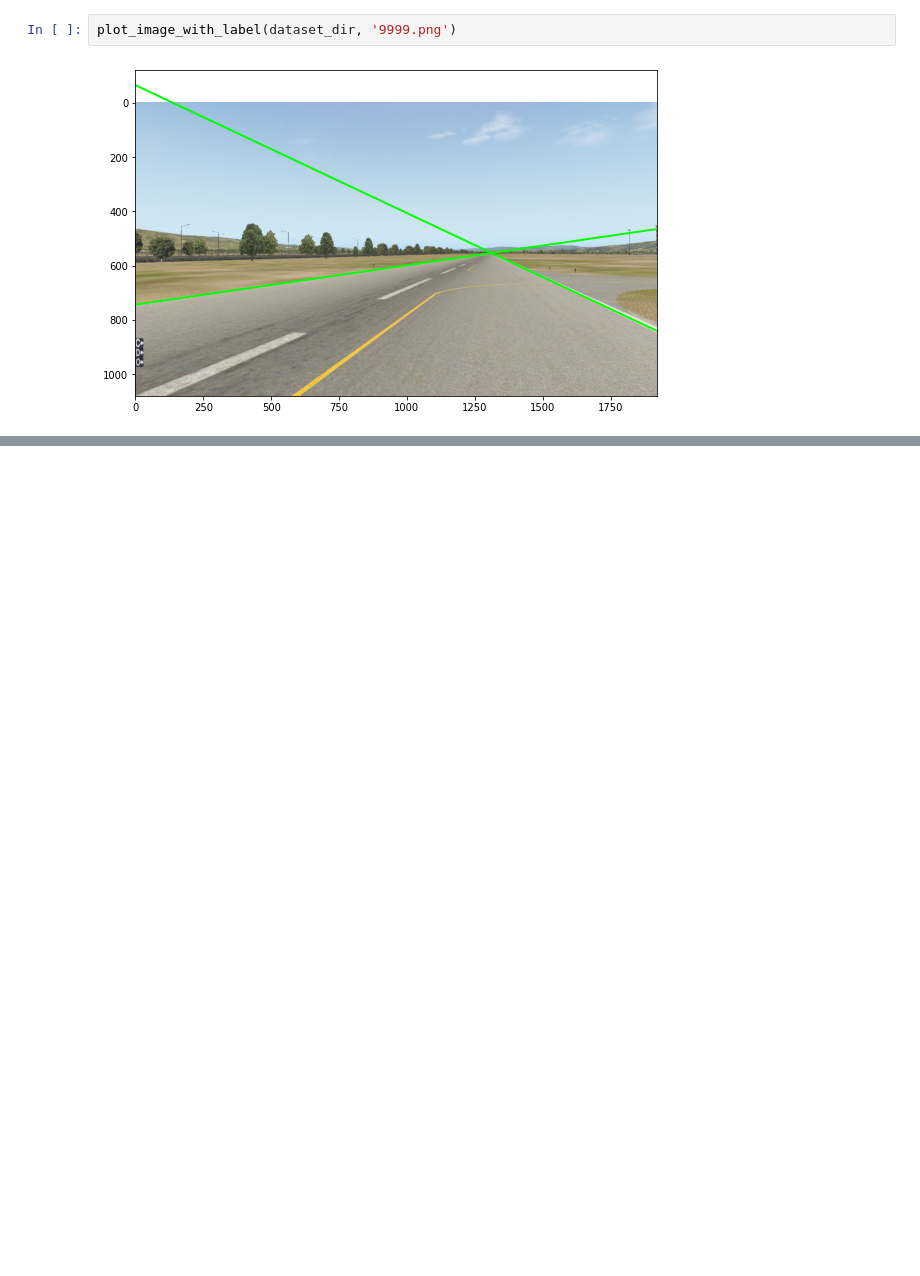
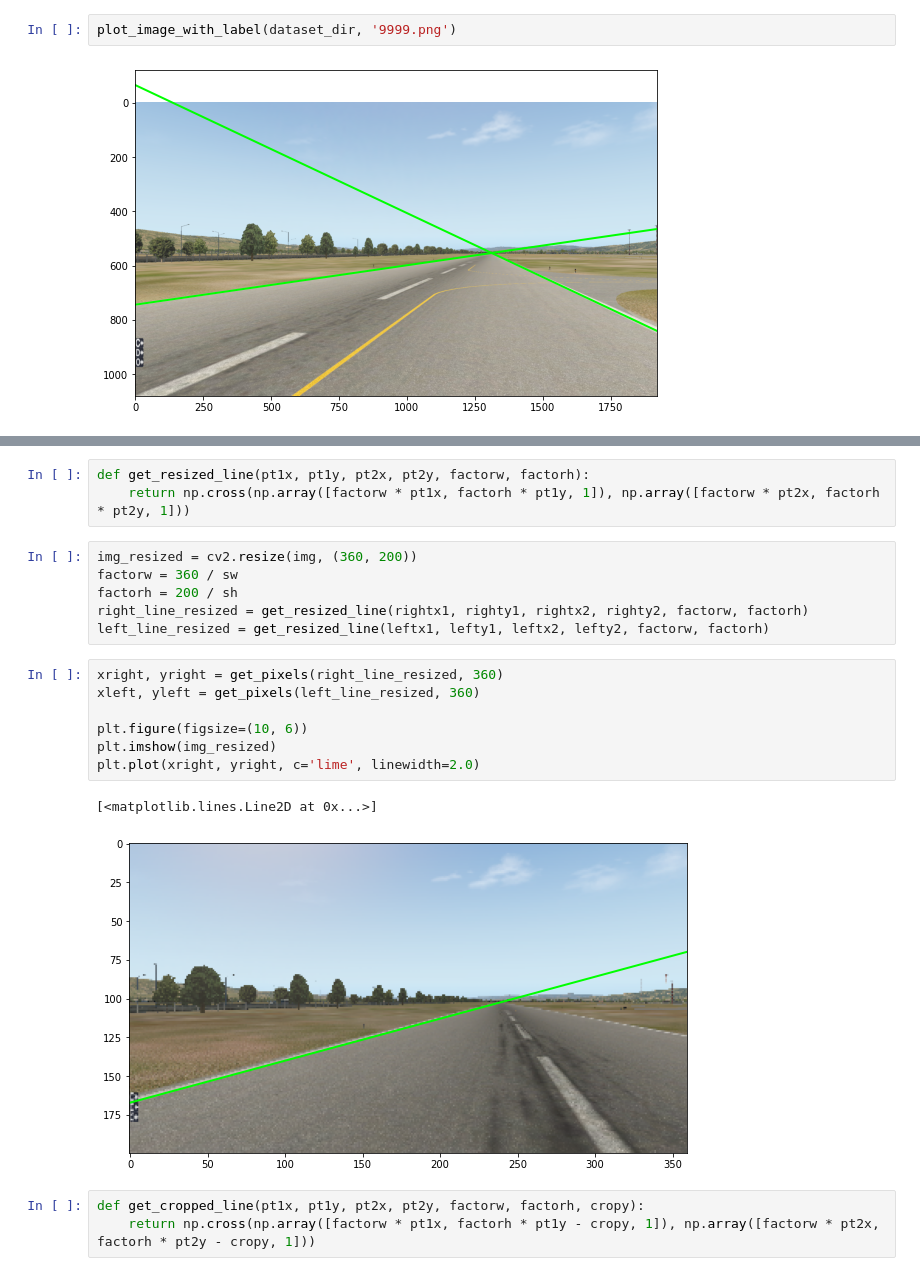
Before and after one commit to smkatz12/ModelBasedTaxiNav, a Jupyter notebook: src/data_collection/viz_data.ipynb, the cells around one changed output, grey strips where cells are left out. Saved outputs shown, nothing was run; the diff lists cells and outputs as text; blank space fills up the shorter version.

```diff
--- a/src/data_collection/viz_data.ipynb
+++ b/src/data_collection/viz_data.ipynb
@@ -65,0 +93,22 @@ plot_image_with_label(dataset_dir, '9999.png')
+# %%
+def get_resized_line(pt1x, pt1y, pt2x, pt2y, factorw, factorh):
+    return np.cross(np.array([factorw * pt1x, factorh * pt1y, 1]), np.array([factorw * pt2x, factorh * pt2y, 1]))
+# %%
+img_resized = cv2.resize(img, (360, 200))
+factorw = 360 / sw
+factorh = 200 / sh
+right_line_resized = get_resized_line(rightx1, righty1, rightx2, righty2, factorw, factorh)
+left_line_resized = get_resized_line(leftx1, lefty1, leftx2, lefty2, factorw, factorh)
+# %%
+xright, yright = get_pixels(right_line_resized, 360)
+xleft, yleft = get_pixels(left_line_resized, 360)
+
+plt.figure(figsize=(10, 6))
+plt.imshow(img_resized)
+plt.plot(xright, yright, c='lime', linewidth=2.0)
+# %% [output]
+[<matplotlib.lines.Line2D at 0x...>]
+[figure, added]
+# %%
+def get_cropped_line(pt1x, pt1y, pt2x, pt2y, factorw, factorh, cropy):
+    return np.cross(np.array([factorw * pt1x, factorh * pt1y - cropy, 1]), np.array([factorw * pt2x, factorh * pt2y - cropy, 1]))
```
Also changed, not shown: parts of 14 cells of this notebook, 33 other files.
